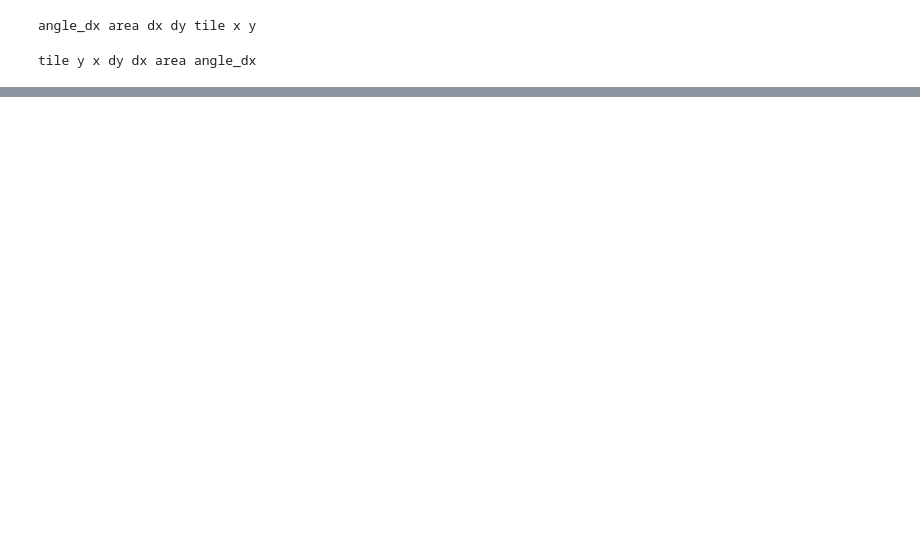
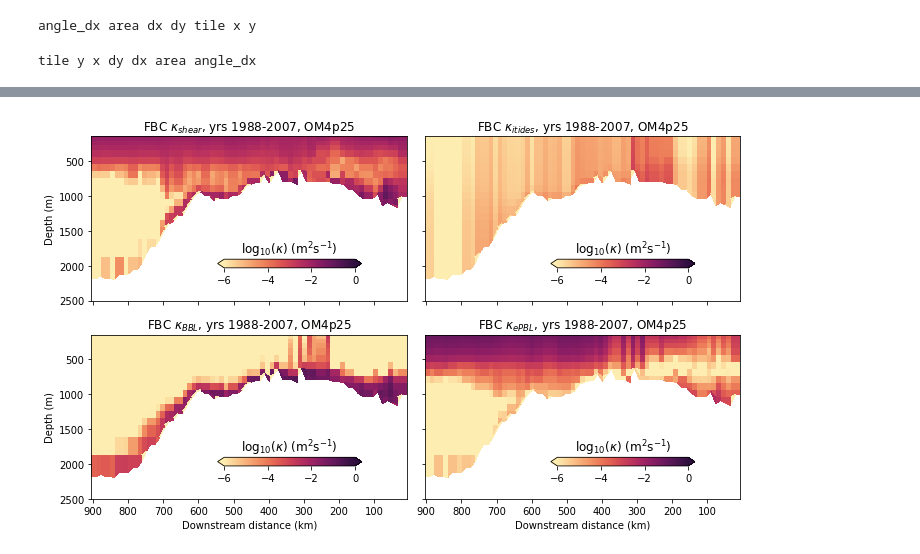
Before and after one commit to NOAA-GFDL/OM4-figures, a Jupyter notebook: overflows.ipynb, the cells around one changed output, grey strips where cells are left out. Saved outputs shown, nothing was run; the diff lists cells and outputs as text; code cells hidden in the pictures; blank space fills up the shorter version.

```diff
--- a/overflows.ipynb
+++ b/overflows.ipynb
@@ -371,0 +419,76 @@ plt.savefig('overflows-natl.png')
+# %%
+plt.figure(figsize=(10,6))
+
+cmt = cmocean.cm.matter
+
+zi = -om4p25.variables['z_i'][:] # 1-D nominal depths of w-points for z-output
+Kdshear = om4p25.variables['Kd_shear'][0,:,:,:] +1e-15
+Kdtides = om4p25.variables['Kd_itides'][0,:,:,:] +1e-15
+KdBBL = om4p25.variables['Kd_BBL'][0,:,:,:] +1e-15
+Kd_ePBL = om4p25.variables['Kd_ePBL'][0,:,:,:] +1e-15
+depth=om4p25static.variables['deptho']
+zi_FBC = numpy.broadcast_to(zi, (T_FBC.hdist.shape[0],zi.shape[0]) ).T # Creates a 2d array of nominal depths
+zi_FBC = numpy.maximum( zi_FBC, -T_FBC.get_h(depth) ) # Fixes nominal positions for partial cells
+
+ax1 = plt.subplot(2,2,1)
+im1 = plt.pcolormesh( T_FBC.hdist/1e3, -zi_FBC, numpy.log10(T_FBC.get_h(Kdshear)), cmap=cmt )
+plt.ylim(2500,150);
+plt.gca().set_xticklabels(''); # Remove labels to make space
+plt.ylabel('Depth (m)');
+plt.title('FBC $\kappa_{shear}$, yrs 1988-2007, OM4p25')
+plt.clim(-6,0)
+plt.gca().invert_xaxis()
+
+ax2 = plt.subplot(2,2,2)
+im2 = plt.pcolormesh( T_FBC.hdist/1e3, -zi_FBC, numpy.log10(T_FBC.get_h(Kdtides)), cmap=cmt )
+plt.ylim(2500,150);
+plt.gca().set_xticklabels(''); # Remove labels to make space
+plt.gca().set_yticklabels(''); # Remove labels to make space
+plt.title('FBC $\kappa_{itides}$, yrs 1988-2007, OM4p25')
+plt.clim(-6,0)
+plt.gca().invert_xaxis()
+
+ax3 = plt.subplot(2,2,3)
+im3 = plt.pcolormesh( T_FBC.hdist/1e3, -zi_FBC, numpy.log10(T_FBC.get_h(KdBBL)), cmap=cmt)
+plt.ylim(2500,150);
+plt.xlabel('Downstream distance (km)');
+plt.ylabel('Depth (m)');
+plt.title('FBC $\kappa_{BBL}$, yrs 1988-2007, OM4p25')
+plt.clim(-6,0)
+plt.gca().invert_xaxis()
+
+ax4 = plt.subplot(2,2,4)
+im4 = plt.pcolormesh( T_FBC.hdist/1e3, -zi_FBC, numpy.log10(T_FBC.get_h(Kd_ePBL)), cmap=cmt )
+plt.ylim(2500,150);
+plt.xlabel('Downstream distance (km)');
+plt.gca().set_yticklabels(''); # Remove labels to make space
+plt.title('FBC $\kappa_{ePBL}$, yrs 1988-2007, OM4p25')
+plt.clim(-6,0)
+plt.gca().invert_xaxis()
+
+plt.tight_layout()
+
+# Add colorbars
+bbl = ax1.get_position();
+ax = plt.gcf().add_axes(((bbl.x0*3+2*bbl.x1)/5,(bbl.y0*4+bbl.y1)/5,.2,.02))
+cb = plt.gcf().colorbar(im1, cax=ax, extend='both', orientation='horizontal');
+cb.ax.set_title('log$_{10}(\kappa)$ (m$^2$s$^{-1}$)')
+
+bbl = ax2.get_position();
+ax = plt.gcf().add_axes(((bbl.x0*3+2*bbl.x1)/5,(bbl.y0*4+bbl.y1)/5,.2,.02))
+cb = plt.gcf().colorbar(im2, cax=ax, extend='both', orientation='horizontal');
+cb.ax.set_title('log$_{10}(\kappa)$ (m$^2$s$^{-1}$)')
+
+bbl = ax3.get_position();
+ax = plt.gcf().add_axes(((bbl.x0*3+2*bbl.x1)/5,(bbl.y0*4+bbl.y1)/5,.2,.02))
+cb = plt.gcf().colorbar(im3, cax=ax, extend='both', orientation='horizontal');
+cb.ax.set_title('log$_{10}(\kappa)$ (m$^2$s$^{-1}$)')
+
+bbl = ax4.get_position();
+ax = plt.gcf().add_axes(((bbl.x0*3+2*bbl.x1)/5,(bbl.y0*4+bbl.y1)/5,.2,.02))
+cb = plt.gcf().colorbar(im4, cax=ax, extend='both', orientation='horizontal');
+cb.ax.set_title('log$_{10}(\kappa)$ (m$^2$s$^{-1}$)')
+
+plt.savefig('overflows-diffusivity.png')
+# %% [output]
+[figure, added]
```
Also changed, not shown: parts of 10 cells of this notebook.
